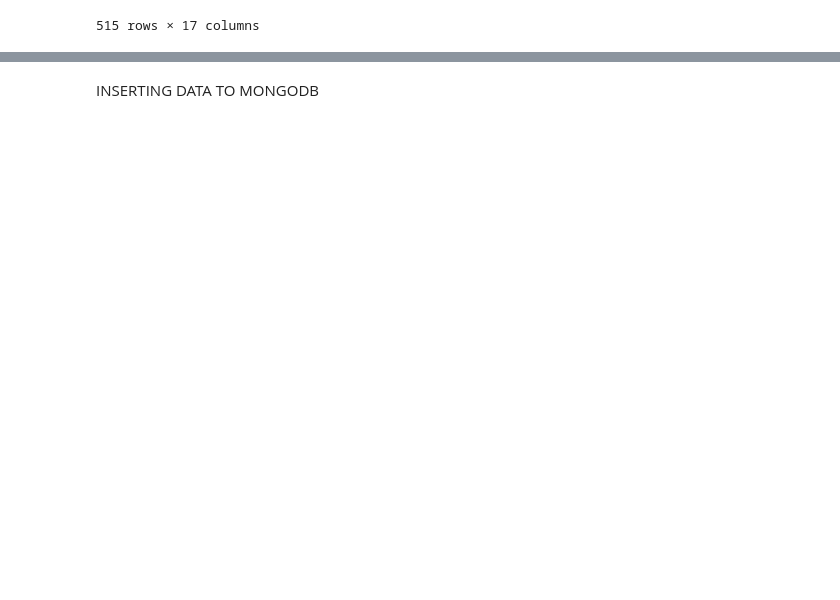
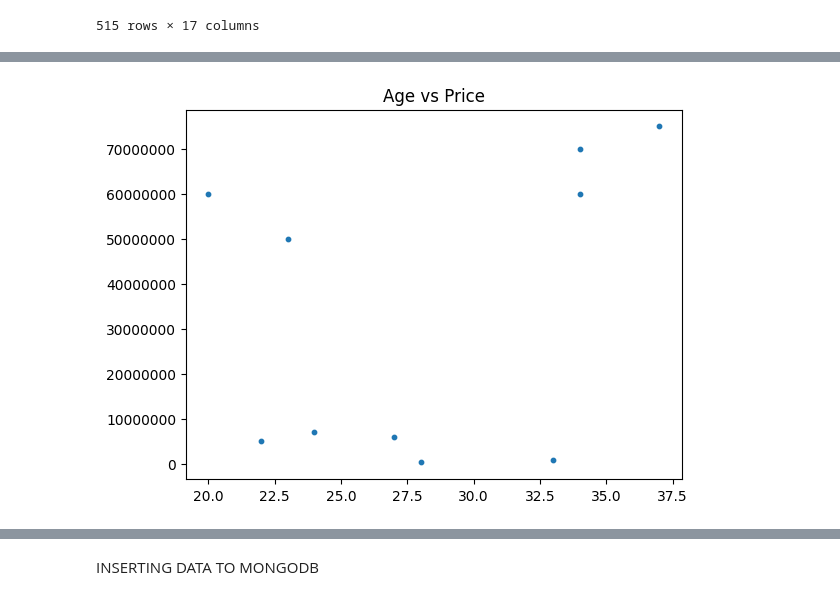
Before and after one commit to nazirAIverse/bundesliga-players-mongodb, a Jupyter notebook: notebooks/db_bundesliga_players.ipynb, the cells around one changed output, grey strips where cells are left out. Saved outputs shown, nothing was run; the diff lists cells and outputs as text; code cells hidden in the pictures; blank space fills up the shorter version.

```diff
--- a/notebooks/db_bundesliga_players.ipynb
+++ b/notebooks/db_bundesliga_players.ipynb
@@ -254,0 +115,11 @@ df
+# %%
+X = df.age.head(10)
+y = df.price.replace(",", "").astype(int)
+Y = y.head(10).sort_values(ascending=False)
+# %%
+plt.scatter(X, Y, s=10)
+plt.title("Age vs Price")
+plt.ticklabel_format(style='plain', axis='Y')
+plt.show()
+# %% [output]
+[figure, added]
```
Also changed, not shown: parts of 56 cells of this notebook.
